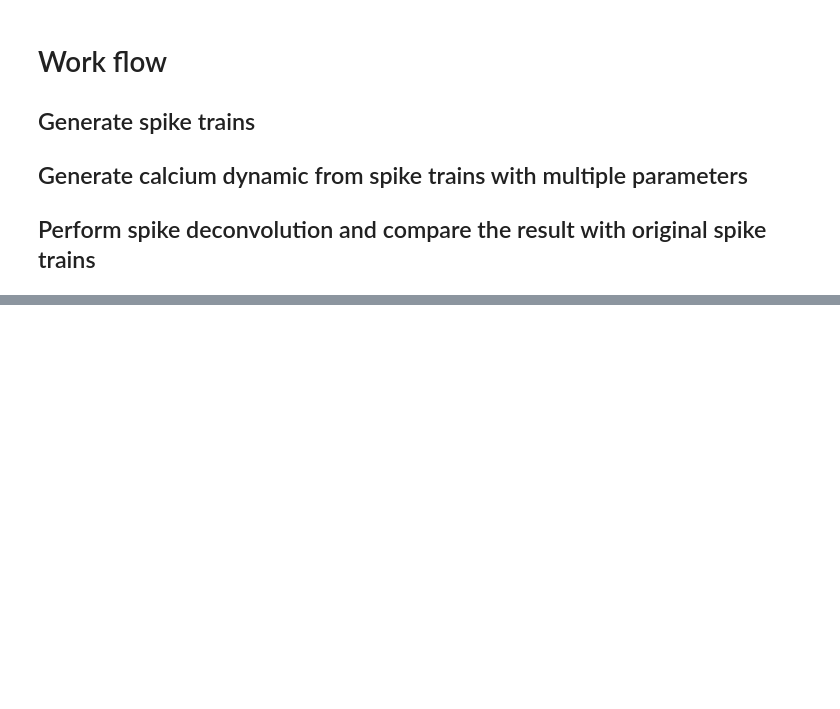
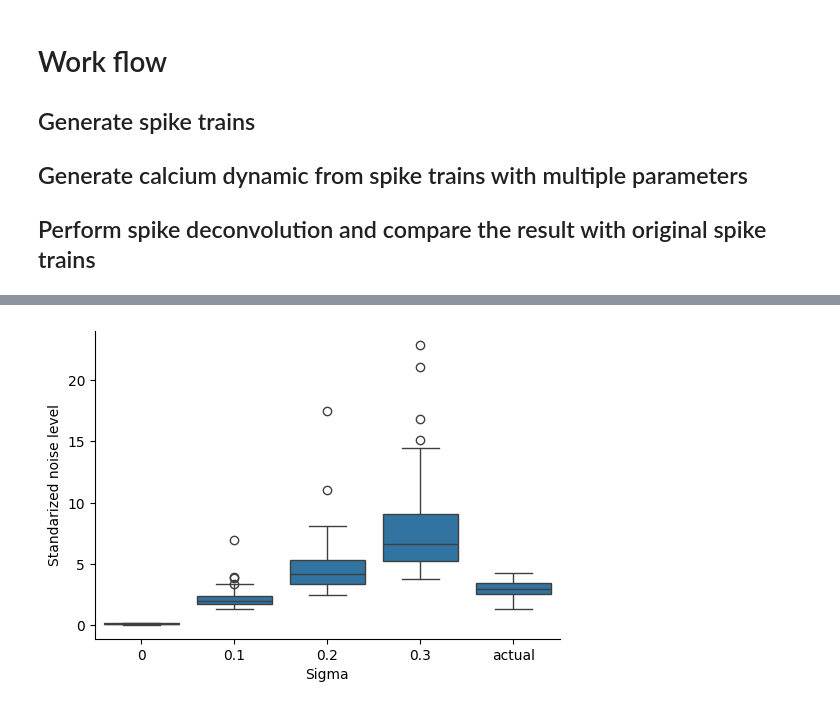
Before and after one commit to yoshihito-saito/Spike_deconvolution_simulation, a Jupyter notebook: Simulate_Deconvolution.ipynb, the cells around one changed output, grey strips where cells are left out. Saved outputs shown, nothing was run; the diff lists cells and outputs as text; code cells hidden in the pictures; blank space fills up the shorter version.

```diff
--- a/Simulate_Deconvolution.ipynb
+++ b/Simulate_Deconvolution.ipynb
@@ -124,4 +180,5 @@ for i in cellID:
 # %%
-# noise_level = np.median(abs(np.diff(dF_F,axis=1)*100)/np.sqrt(sf_imaging),axis=1)
-# plt.figure(figsize=(3,2))
-# plt.hist(noise_level, bins=20);
+standarized_noise_level_all={}
+for i in dF_F_sim_all.keys():
+    standarized_noise_level = np.median(abs(np.diff(dF_F_sim_all[i],axis=1)*100)/np.sqrt(sf_imaging),axis=1)
+    standarized_noise_level_all.update({i:standarized_noise_level})
@@ -131,0 +185,17 @@ from oasis.oasis_methods import oasisAR1, oasisAR2
+# %%
+data = {'Key': [],'Value': []}
+for key, values in standarized_noise_level_all.items():
+    data['Key'].extend([key] * len(values))
+    data['Value'].extend(values)
+data['Key'].extend(['actual'] * len(noise_level_actual))
+data['Value'].extend(noise_level_actual)
+df = pd.DataFrame(data)
+# Seabornを使用してViolin plotを作成
+plt.figure(figsize=(6, 4))
+sns.boxplot(x='Key', y='Value', data=df)
+plt.xlabel('Sigma')
+plt.ylabel('Standarized noise level')
+# plt.yscale('log')
+sns.despine()
+# %% [output]
+[figure, added]
```
Also changed, not shown: parts of 41 cells of this notebook.
